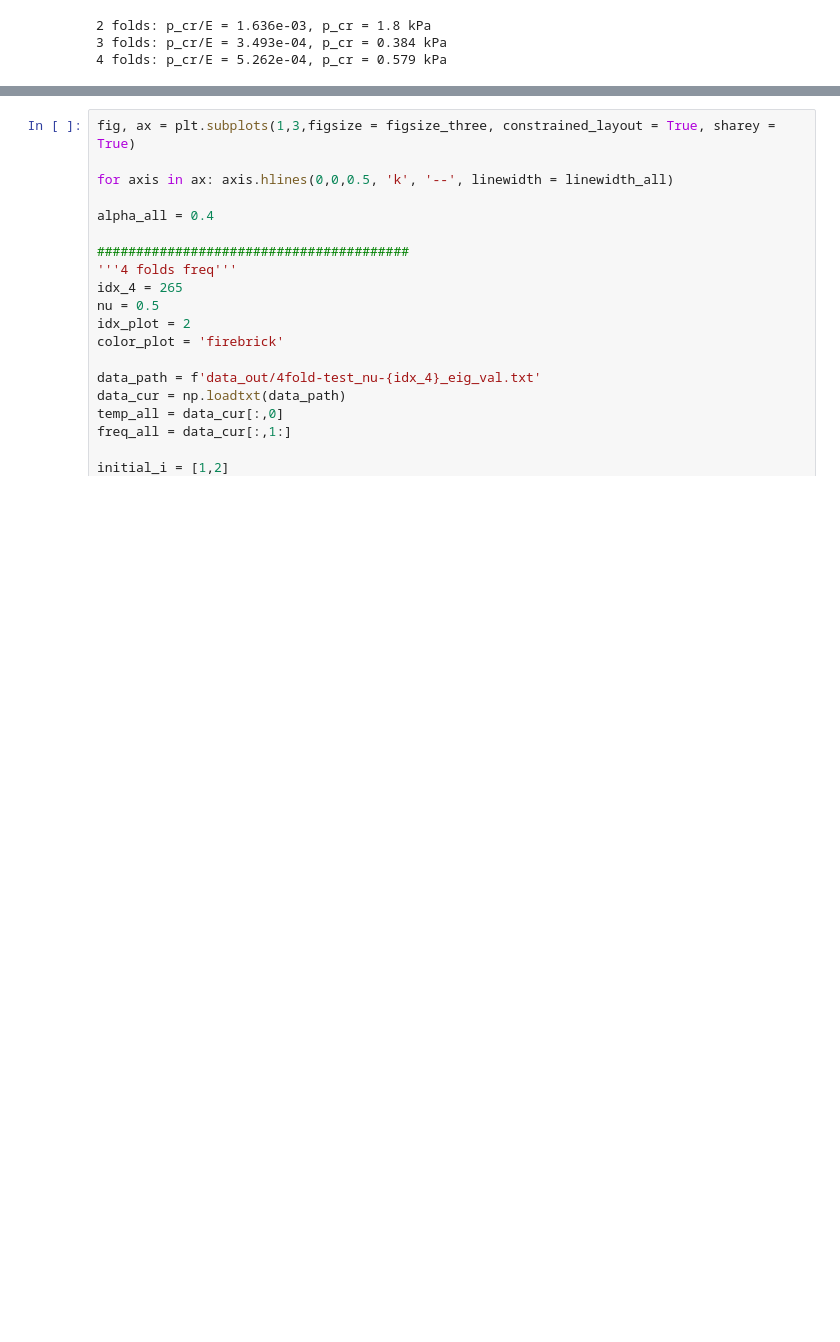
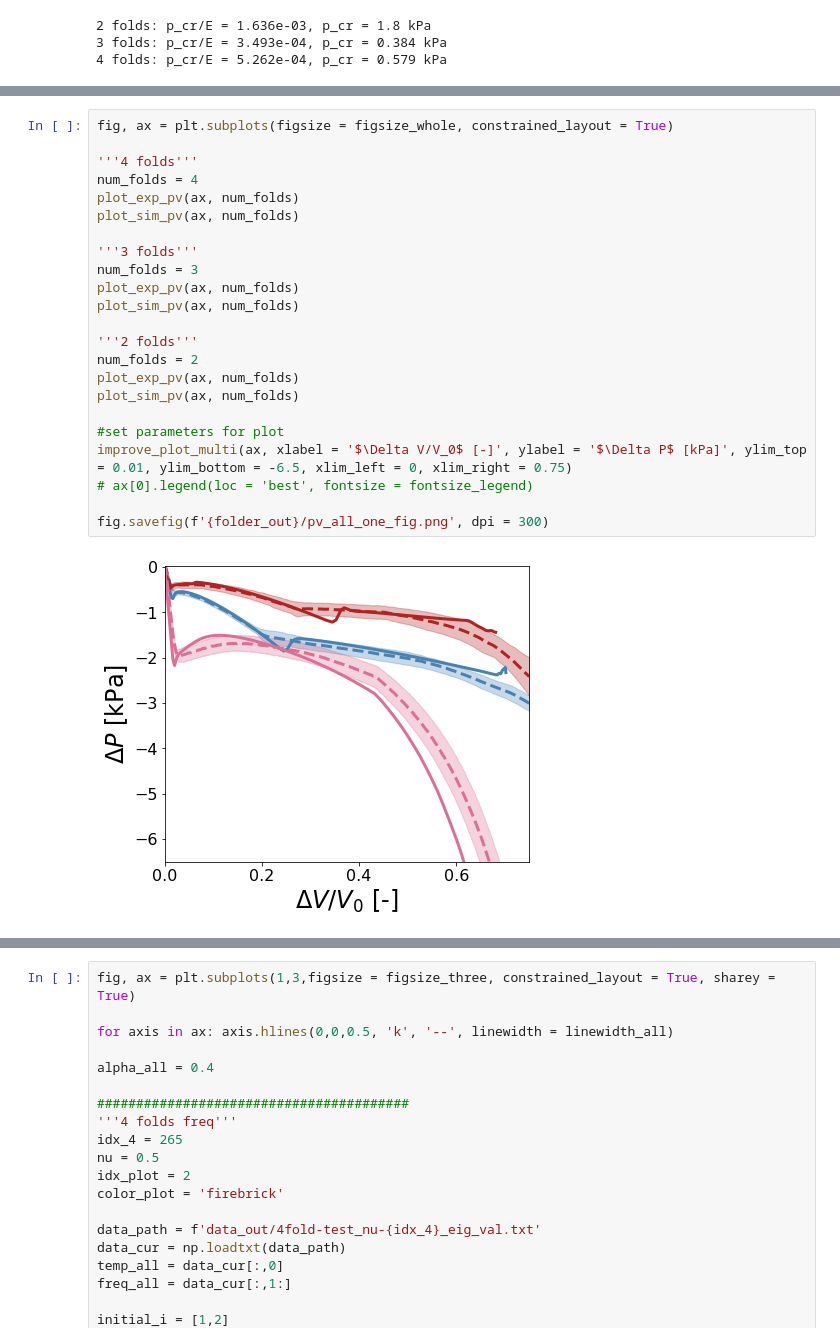
Before and after one commit to bertoldi-collab/buckling-cylinders, a Jupyter notebook: figure_making_paper.ipynb, the cells around one changed output, grey strips where cells are left out. Cells and saved outputs as stored; diff of their text form; blank space fills up the shorter version.

```diff
--- a/figure_making_paper.ipynb
+++ b/figure_making_paper.ipynb
@@ -551,0 +460,25 @@ fig.savefig(f'{folder_out}/pv_all_vert.png', dpi = 300)
+# %%
+fig, ax = plt.subplots(figsize = figsize_whole, constrained_layout = True)
+
+'''4 folds'''
+num_folds = 4
+plot_exp_pv(ax, num_folds)
+plot_sim_pv(ax, num_folds)
+
+'''3 folds'''
+num_folds = 3
+plot_exp_pv(ax, num_folds)
+plot_sim_pv(ax, num_folds)
+
+'''2 folds'''
+num_folds = 2
+plot_exp_pv(ax, num_folds)
+plot_sim_pv(ax, num_folds)
+
+#set parameters for plot
+improve_plot_multi(ax, xlabel = '$\Delta V/V_0$ [-]', ylabel = '$\Delta P$ [kPa]', ylim_top = 0.01, ylim_bottom = -6.5, xlim_left = 0, xlim_right = 0.75)
+# ax[0].legend(loc = 'best', fontsize = fontsize_legend)
+
+fig.savefig(f'{folder_out}/pv_all_one_fig.png', dpi = 300)
+# %% [output]
+[figure, added]
```
Also changed, not shown: parts of 13 cells of this notebook.
